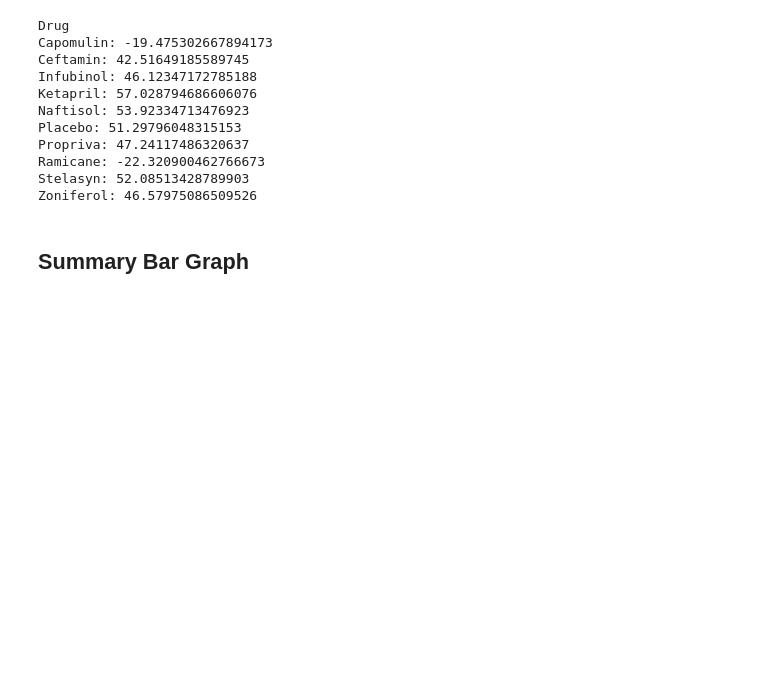
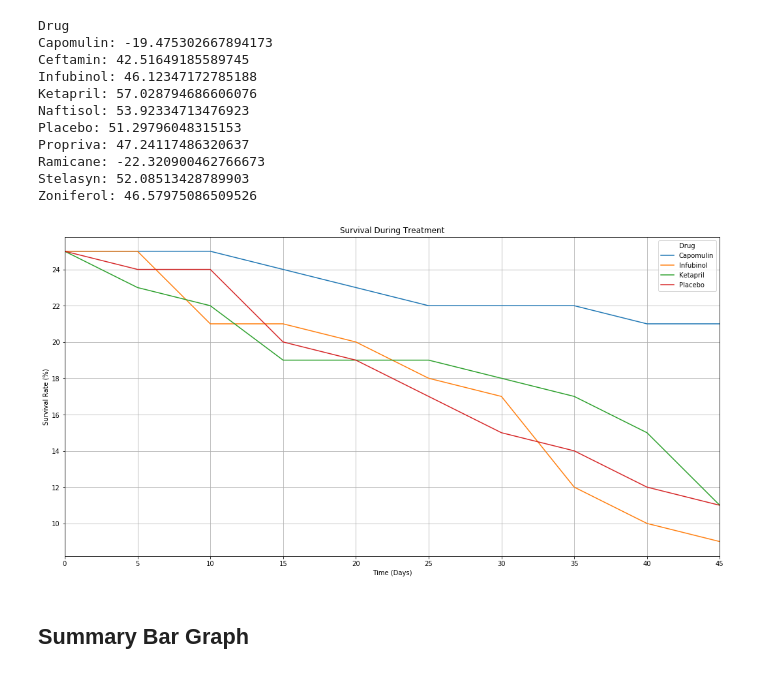
Before and after one commit to mtbulut/matplotlib-challenge_memet, a Jupyter notebook: Pymaceuticals/pymaceuticals_starter-Copy1.ipynb, the cells around one changed output. Drawn from its saved outputs; the diff is of its cells as text; code cells hidden in the pictures; blank space fills up the shorter version.

```diff
--- a/Pymaceuticals/pymaceuticals_starter-Copy1.ipynb
+++ b/Pymaceuticals/pymaceuticals_starter-Copy1.ipynb
@@ -305,13 +305,14 @@ import matplotlib.ticker as mtick
 # %%
 reformed_mouse_count = reformed_mouse_count[['Capomulin', "Infubinol", "Ketapril", "Placebo"]]
 
-reformed_mouse_count.plot()
+reformed_mouse_count.plot(figsize=(18,9))
 plt.title("Survival During Treatment")
-plt.grid()
 plt.ylabel("Survival Rate (%)")
 plt.xlabel("Time (Days)")
-
+plt.grid()
 plt.show()
+# %% [output]
+[figure, added]
 # %%
 # Generate the Plot (Accounting for percentages)
 
```
Also changed, not shown: parts of 2 cells of this notebook.
